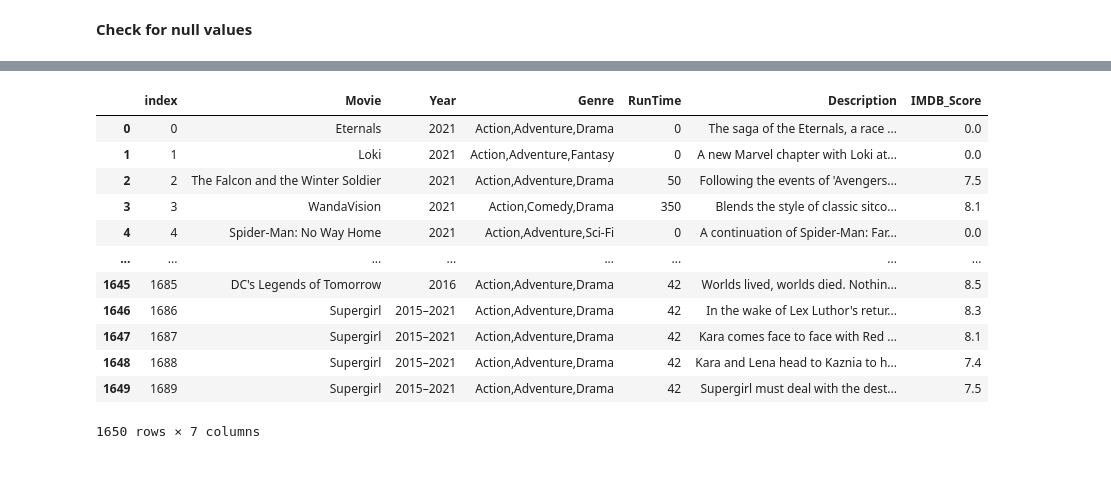
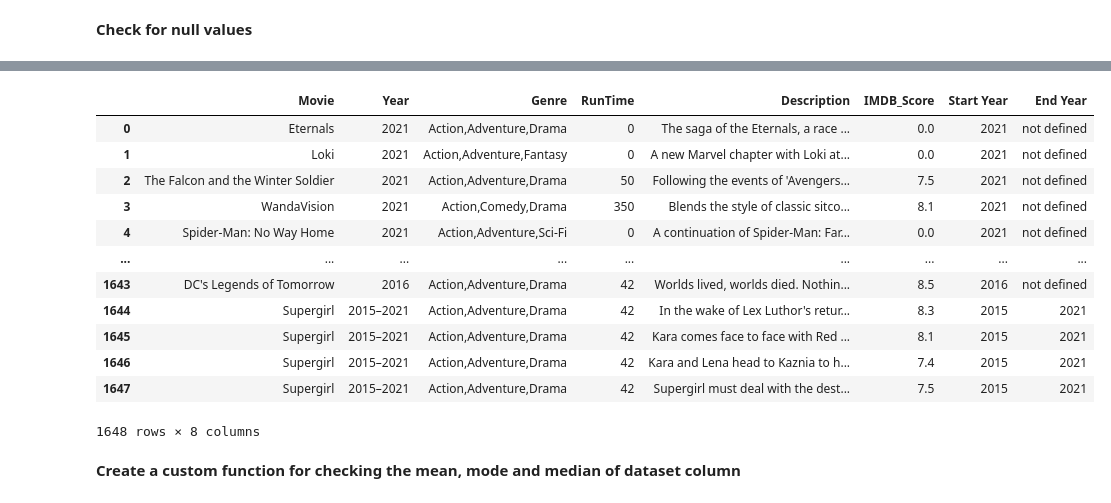
Before and after one commit to kamahTek/Marvel-vs-DC, a Jupyter notebook: movies.ipynb, the cells around one changed output, grey strips where cells are left out. Drawn from its saved outputs; the diff is of its cells as text; code cells hidden in the pictures; blank space fills up the shorter version.

Commit message:
feature engineering, cleaned Year, RunTime and IMDB_Score columns

```diff
--- a/movies.ipynb
+++ b/movies.ipynb
@@ -169,8 +169,8 @@ entertainment_df['Year']
 1689    2015–2021
 Name: Year, Length: 1690, dtype: object
 # %%
-# Remove leading dashes
-entertainment_df['Year'] = entertainment_df['Year'].str.replace(r'^-+', '', regex=True)
+# Extract individual years and year ranges
+entertainment_df['Year'] = entertainment_df['Year'].str.extract(r'(\b\d{4}\b(?:–\d{4})?)')
 entertainment_df['Year']
 # %% [output]
 0            2021
@@ -185,7 +185,3 @@ entertainment_df['Year']
 1688    2015–2021
 1689    2015–2021
 Name: Year, Length: 1690, dtype: object
-# %%
-# Remove trailing dashes
-entertainment_df['Year'] = entertainment_df['Year'].str.replace(r'[–-]\s*$', '', regex=True)
-entertainment_df['Year']
@@ -204,0 +188,7 @@ Name: Year, Length: 1690, dtype: object
+# %%
+# Separate year ranges into start and end years
+entertainment_df['Start Year'] = entertainment_df['Year'].str.extract(r'(\b\d{4}\b)')
+entertainment_df['End Year'] = entertainment_df['Year'].str.extract(r'–(\d{4})')
+# %%
+# Avoid dropping of years with nan values
+entertainment_df['End Year'] = entertainment_df['End Year'].replace(np.nan, 'not defined')
@@ -249,17 +289,19 @@ dtype: int64
 # %%
-entertainment_df = entertainment_df.dropna().reset_index()
+entertainment_df = entertainment_df.dropna().reset_index(drop=True)
 entertainment_df
 # %% [output]
-|  | index | Movie | Year | Genre | RunTime | Description | IMDB_Score |
-| 0 | 0 | Eternals | 2021 | Action,Adventure,Drama | 0 | The saga of the Eternals, a race ... | 0.0 |
-| 1 | 1 | Loki | 2021 | Action,Adventure,Fantasy | 0 | A new Marvel chapter with Loki at... | 0.0 |
-| 2 | 2 | The Falcon and the Winter Soldier | 2021 | Action,Adventure,Drama | 50 | Following the events of 'Avengers... | 7.5 |
-| 3 | 3 | WandaVision | 2021 | Action,Comedy,Drama | 350 | Blends the style of classic sitco... | 8.1 |
-| 4 | 4 | Spider-Man: No Way Home | 2021 | Action,Adventure,Sci-Fi | 0 | A continuation of Spider-Man: Far... | 0.0 |
-| ... | ... | ... | ... | ... | ... | ... | ... |
-| 1645 | 1685 | DC's Legends of Tomorrow | 2016 | Action,Adventure,Drama | 42 | Worlds lived, worlds died. Nothin... | 8.5 |
-| 1646 | 1686 | Supergirl | 2015–2021 | Action,Adventure,Drama | 42 | In the wake of Lex Luthor's retur... | 8.3 |
-| 1647 | 1687 | Supergirl | 2015–2021 | Action,Adventure,Drama | 42 | Kara comes face to face with Red ... | 8.1 |
-| 1648 | 1688 | Supergirl | 2015–2021 | Action,Adventure,Drama | 42 | Kara and Lena head to Kaznia to h... | 7.4 |
-| 1649 | 1689 | Supergirl | 2015–2021 | Action,Adventure,Drama | 42 | Supergirl must deal with the dest... | 7.5 |
+|  | Movie | Year | Genre | RunTime | Description | IMDB_Score | Start Year | End Year |
+| 0 | Eternals | 2021 | Action,Adventure,Drama | 0 | The saga of the Eternals, a race ... | 0.0 | 2021 | not defined |
+| 1 | Loki | 2021 | Action,Adventure,Fantasy | 0 | A new Marvel chapter with Loki at... | 0.0 | 2021 | not defined |
+| 2 | The Falcon and the Winter Soldier | 2021 | Action,Adventure,Drama | 50 | Following the events of 'Avengers... | 7.5 | 2021 | not defined |
+| 3 | WandaVision | 2021 | Action,Comedy,Drama | 350 | Blends the style of classic sitco... | 8.1 | 2021 | not defined |
+| 4 | Spider-Man: No Way Home | 2021 | Action,Adventure,Sci-Fi | 0 | A continuation of Spider-Man: Far... | 0.0 | 2021 | not defined |
+| ... | ... | ... | ... | ... | ... | ... | ... | ... |
+| 1643 | DC's Legends of Tomorrow | 2016 | Action,Adventure,Drama | 42 | Worlds lived, worlds died. Nothin... | 8.5 | 2016 | not defined |
+| 1644 | Supergirl | 2015–2021 | Action,Adventure,Drama | 42 | In the wake of Lex Luthor's retur... | 8.3 | 2015 | 2021 |
+| 1645 | Supergirl | 2015–2021 | Action,Adventure,Drama | 42 | Kara comes face to face with Red ... | 8.1 | 2015 | 2021 |
+| 1646 | Supergirl | 2015–2021 | Action,Adventure,Drama | 42 | Kara and Lena head to Kaznia to h... | 7.4 | 2015 | 2021 |
+| 1647 | Supergirl | 2015–2021 | Action,Adventure,Drama | 42 | Supergirl must deal with the dest... | 7.5 | 2015 | 2021 |
-1650 rows × 7 columns
+1648 rows × 8 columns
+# %% [markdown]
+**Create a custom function for checking the mean, mode and median of dataset column**
```
Also changed, not shown: parts of 23 cells of this notebook.
